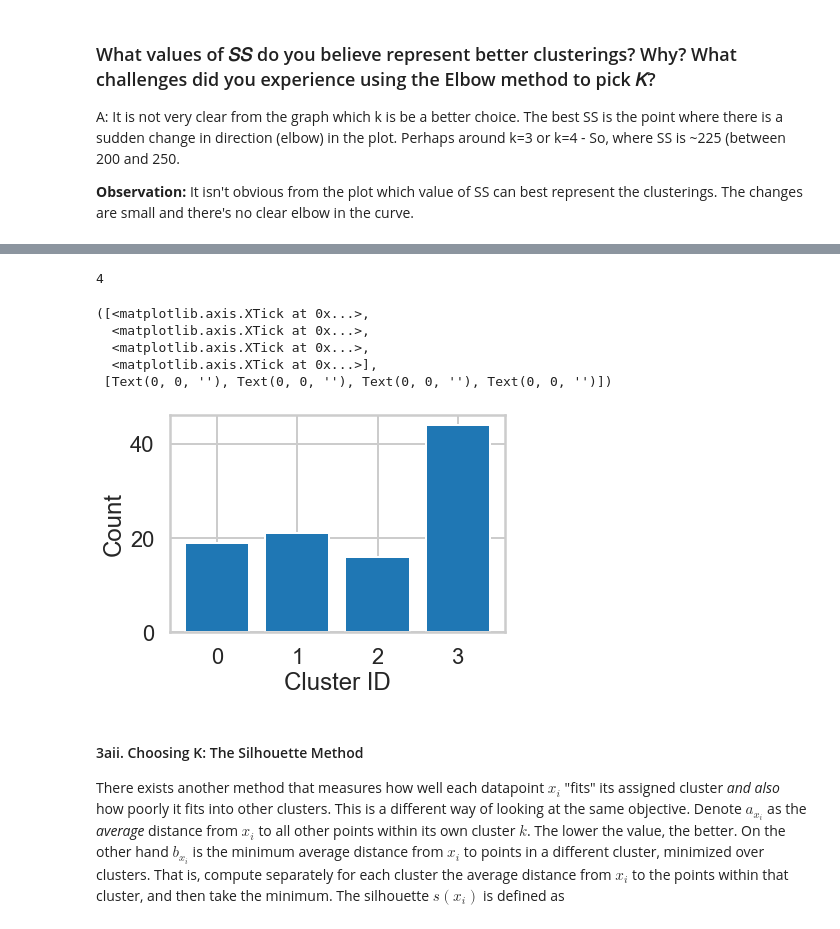
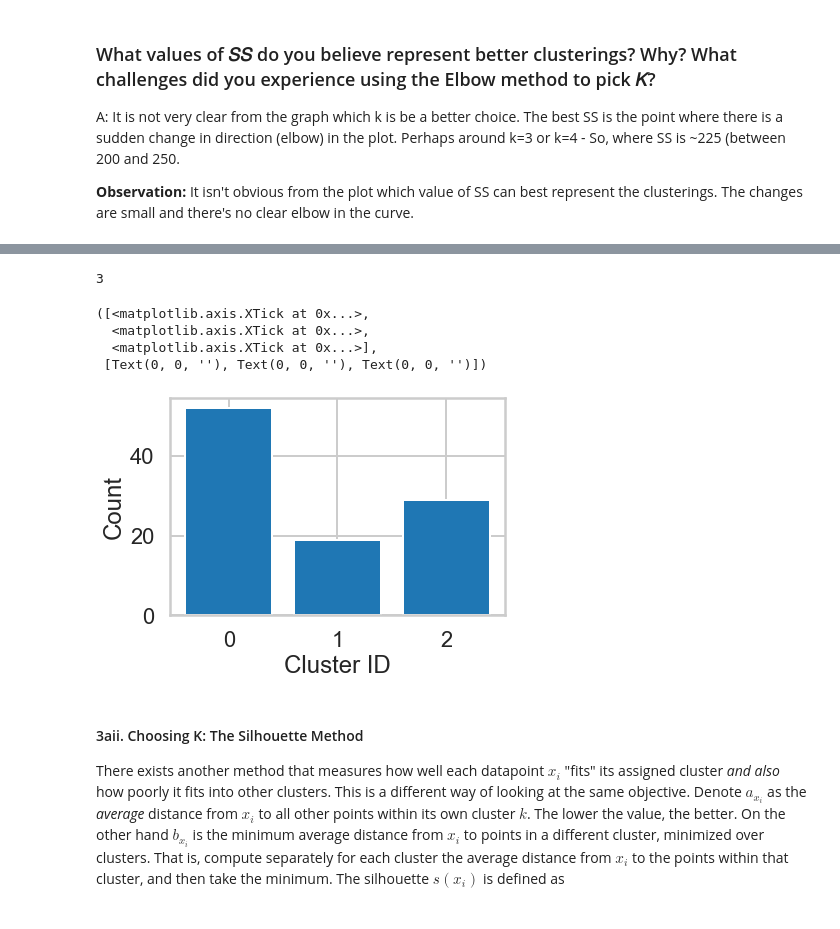
Before and after one commit to gabriellewald/springboard-coursework, a Jupyter notebook: Clustering_Case_Study/Clustering Case Study - Customer Segmentation with K-Means.ipynb, the cells around one changed output, grey strips where cells are left out. Drawn from its saved outputs; the diff is of its cells as text; code cells hidden in the pictures.

```diff
--- a/Clustering_Case_Study/Clustering Case Study - Customer Segmentation with K-Means.ipynb
+++ b/Clustering_Case_Study/Clustering Case Study - Customer Segmentation with K-Means.ipynb
@@ -221,24 +186,23 @@ Text(0, 0.5, 'Sum of Squares')
 # %%
 # pick a k using the plot
-best_K = 4
+best_K = 3
 assignments_best_K = assignments[str(best_K)]
 counts = np.bincount(assignments_best_K)
 print(len(counts))
 
 # make a bar chart showing number of points in each cluster for k-means under the best k
 plt.bar(range(best_K), counts, align = 'center')
 
 plt.xlabel("Cluster ID")
 plt.ylabel("Count")
 plt.xticks(range(best_K))
 # %% [output]
-4
+3
 ([<matplotlib.axis.XTick at 0x...>,
   <matplotlib.axis.XTick at 0x...>,
-  <matplotlib.axis.XTick at 0x...>,
   <matplotlib.axis.XTick at 0x...>],
- [Text(0, 0, ''), Text(0, 0, ''), Text(0, 0, ''), Text(0, 0, '')])
+ [Text(0, 0, ''), Text(0, 0, ''), Text(0, 0, '')])
-[figure, old version]
+[figure, new version]
 # %% [markdown]
 #### 3aii. Choosing K: The Silhouette Method
 
```
Also changed, not shown: parts of 10 cells of this notebook.
